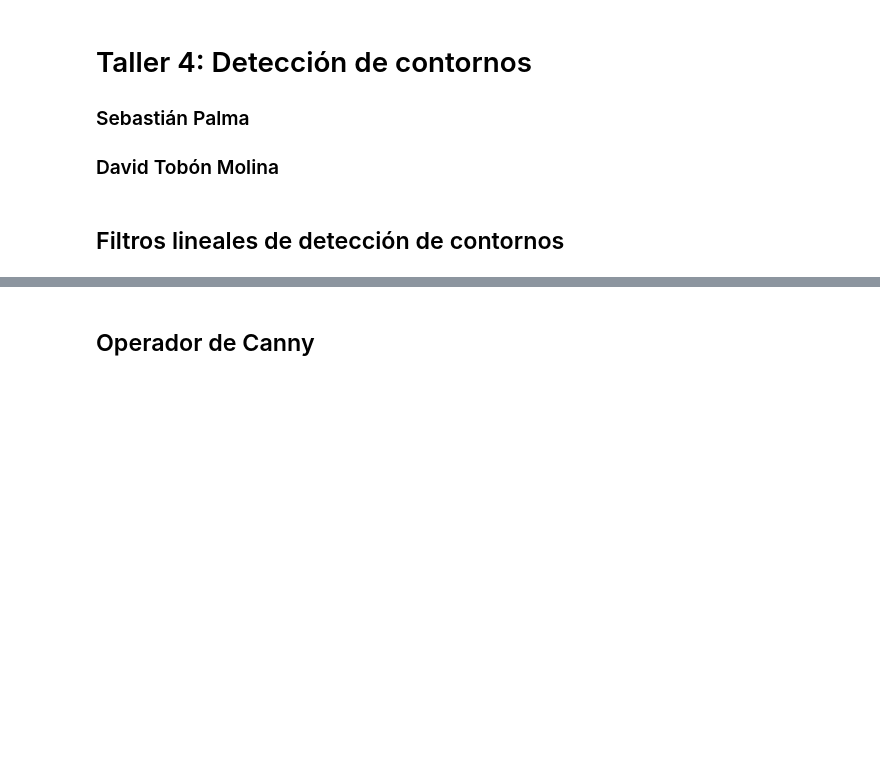
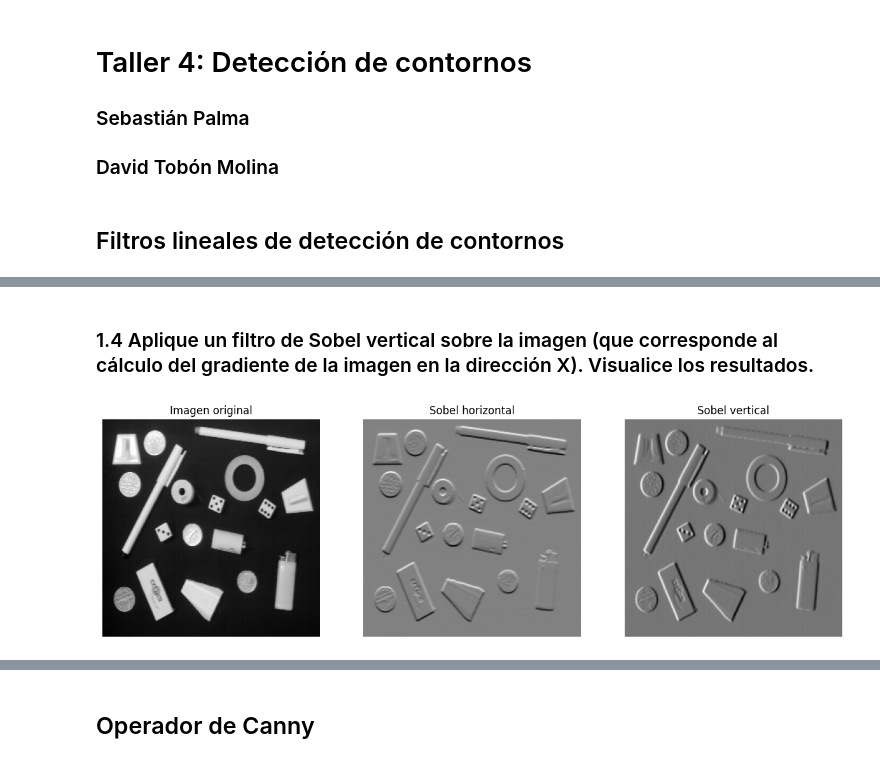
Before and after one commit to davidtobonm/talleres-imagenes-y-vision, a Jupyter notebook: Taller_4/Taller4.ipynb, the cells around one changed output, grey strips where cells are left out. Drawn from its saved outputs; the diff is of its cells as text; code cells hidden in the pictures; blank space fills up the shorter version.

```diff
--- a/Taller_4/Taller4.ipynb
+++ b/Taller_4/Taller4.ipynb
@@ -12,0 +39,26 @@ import cv2
+# %% [markdown]
+### 1.4 Aplique un filtro de Sobel vertical sobre la imagen (que corresponde al cálculo del gradiente de la imagen en la dirección X). Visualice los resultados.
+# %%
+#Aplica el filtro Sobel vertical
+img_sobel_v = sobel_v(objects_img)
+
+plt.figure(figsize=(15, 5))
+
+plt.subplot(1,3,1)
+plt.title("Imagen original")
+plt.imshow(objects_img, cmap="gray")
+plt.axis("off")
+
+plt.subplot(1,3,2)
+plt.title("Sobel horizontal")
+plt.imshow(img_sobel_h, cmap="gray")
+plt.axis("off")
+
+plt.subplot(1,3,3)
+plt.title("Sobel vertical")
+plt.imshow(img_sobel_v, cmap="gray")
+plt.axis("off")
+
+plt.show()
+# %% [output]
+[figure, added]
```
Also changed, not shown: parts of 17 cells of this notebook, 1 other file.
